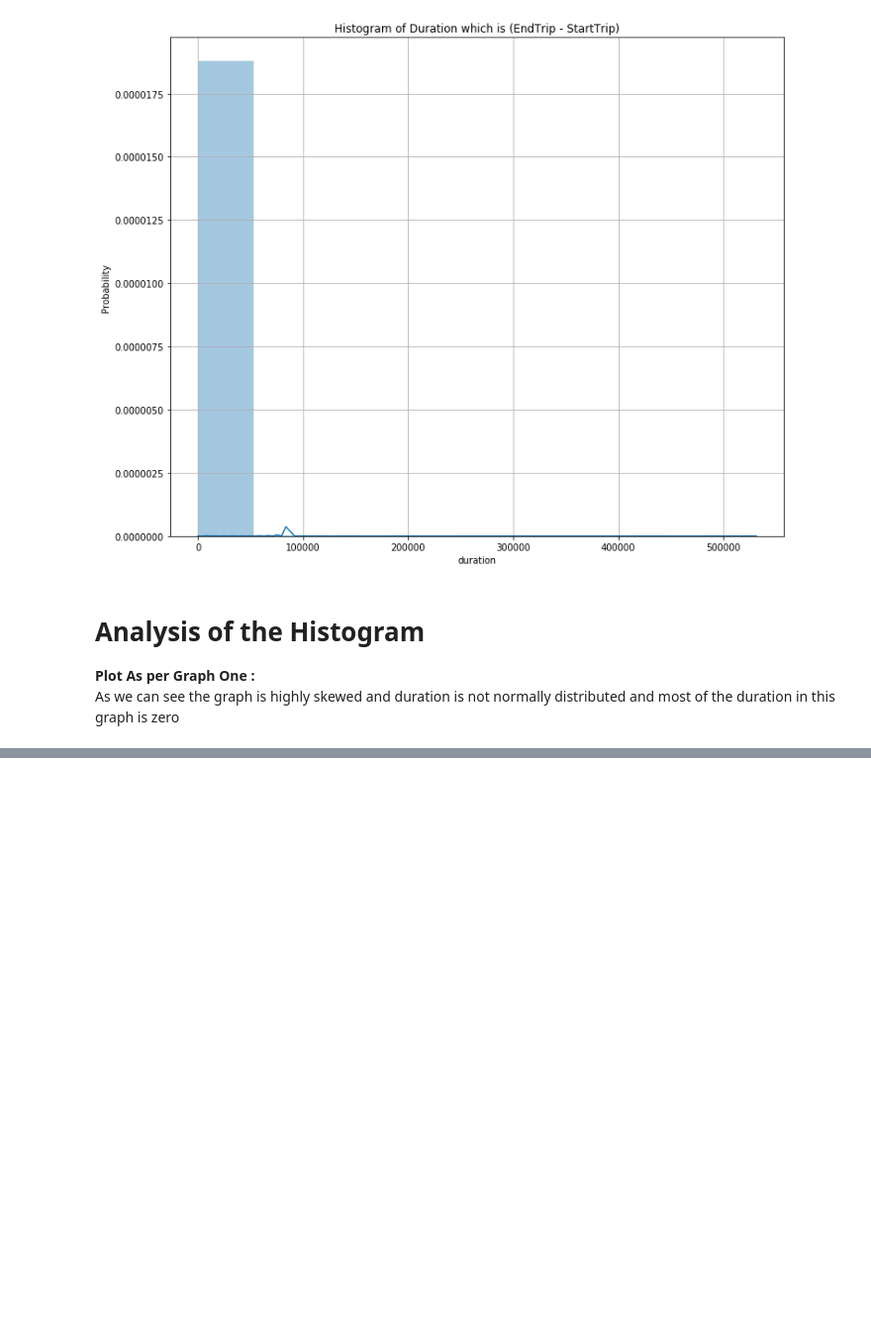
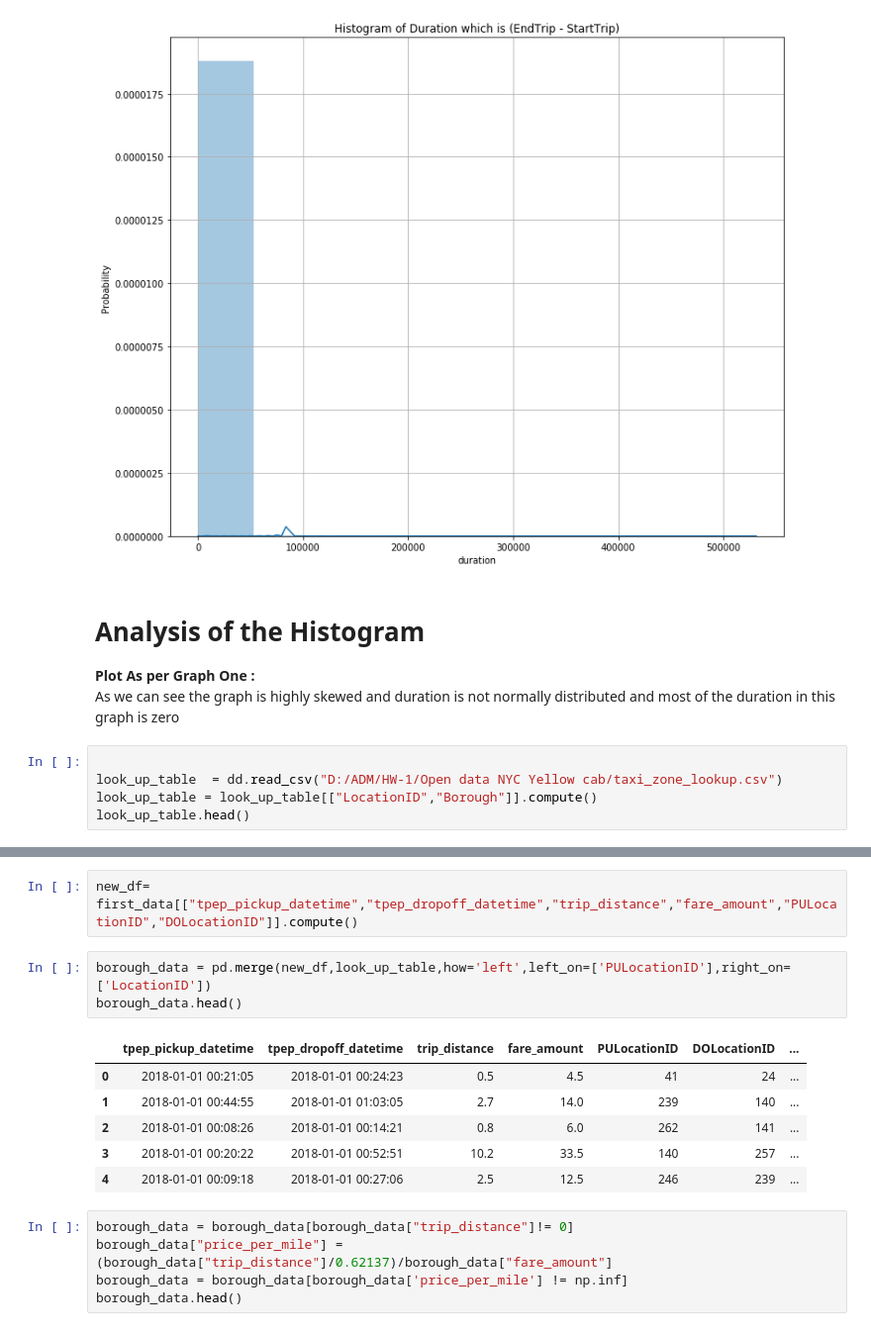
Before and after one commit to Wuj94/nyc-taxi, a Jupyter notebook: ADM _HW2.ipynb, the cells around one changed output, grey strips where cells are left out. Shown: that part at 99% size. Saved outputs shown, nothing was run; the diff lists cells and outputs as text; blank space fills up the shorter version.

```diff
--- a/ADM _HW2.ipynb
+++ b/ADM _HW2.ipynb
@@ -89,3 +98,8 @@ plot_graph(sixth_duration_ofNYC)
 <h1> Analysis of the Histogram </h1>
        <b>Plot As per Graph One :</b>
            <p> As we can see the graph is highly skewed and duration is not normally distributed and most of the duration in                    this graph is zero </p>
+# %%
+
+look_up_table  = dd.read_csv("D:/ADM/HW-1/Open data NYC Yellow cab/taxi_zone_lookup.csv")
+look_up_table = look_up_table[["LocationID","Borough"]].compute()
+look_up_table.head()
@@ -91,0 +113,17 @@ plot_graph(sixth_duration_ofNYC)
+# %%
+new_df=  first_data[["tpep_pickup_datetime","tpep_dropoff_datetime","trip_distance","fare_amount","PULocationID","DOLocationID"]].compute()
+# %%
+borough_data = pd.merge(new_df,look_up_table,how='left',left_on=['PULocationID'],right_on=['LocationID'])
+borough_data.head()
+# %% [output]
+|  | tpep_pickup_datetime | tpep_dropoff_datetime | trip_distance | fare_amount | PULocationID | DOLocationID | ... |
+| 0 | 2018-01-01 00:21:05 | 2018-01-01 00:24:23 | 0.5 | 4.5 | 41 | 24 | ... |
+| 1 | 2018-01-01 00:44:55 | 2018-01-01 01:03:05 | 2.7 | 14.0 | 239 | 140 | ... |
+| 2 | 2018-01-01 00:08:26 | 2018-01-01 00:14:21 | 0.8 | 6.0 | 262 | 141 | ... |
+| 3 | 2018-01-01 00:20:22 | 2018-01-01 00:52:51 | 10.2 | 33.5 | 140 | 257 | ... |
+| 4 | 2018-01-01 00:09:18 | 2018-01-01 00:27:06 | 2.5 | 12.5 | 246 | 239 | ... |
+# %%
+borough_data = borough_data[borough_data["trip_distance"]!= 0]
+borough_data["price_per_mile"] = (borough_data["trip_distance"]/0.62137)/borough_data["fare_amount"]
+borough_data = borough_data[borough_data['price_per_mile'] != np.inf]
+borough_data.head()
```
Also changed, not shown: parts of 8 cells of this notebook.
